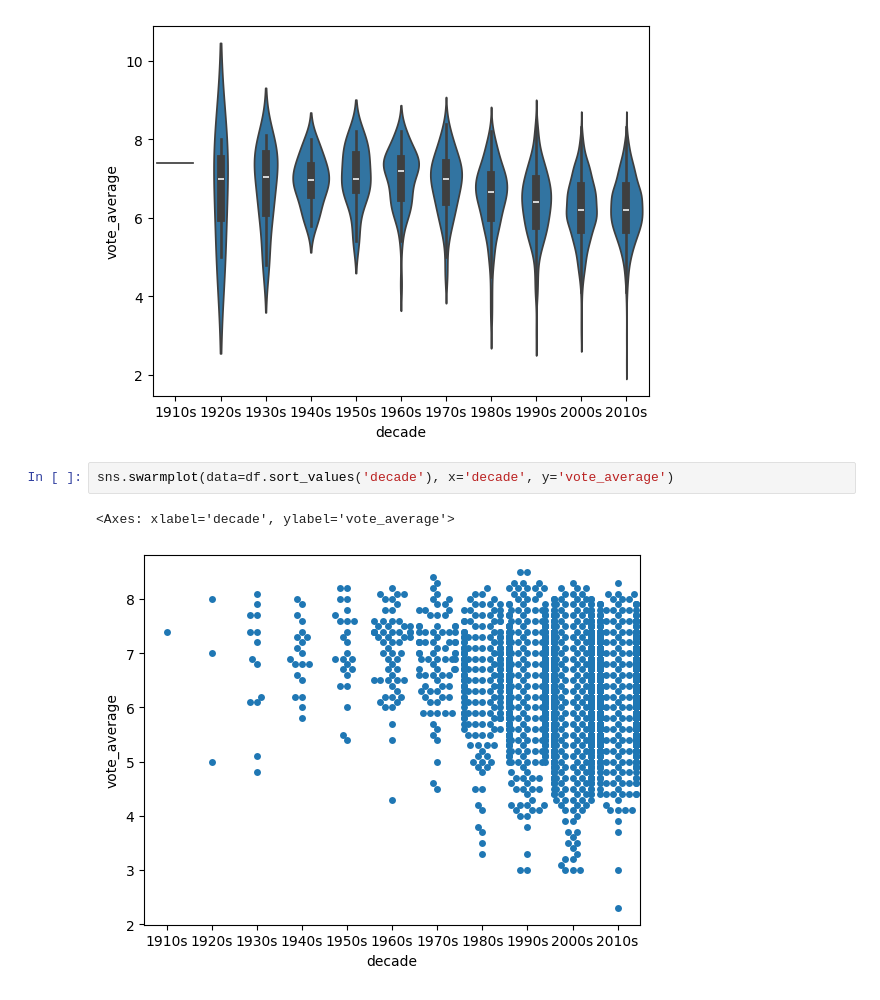
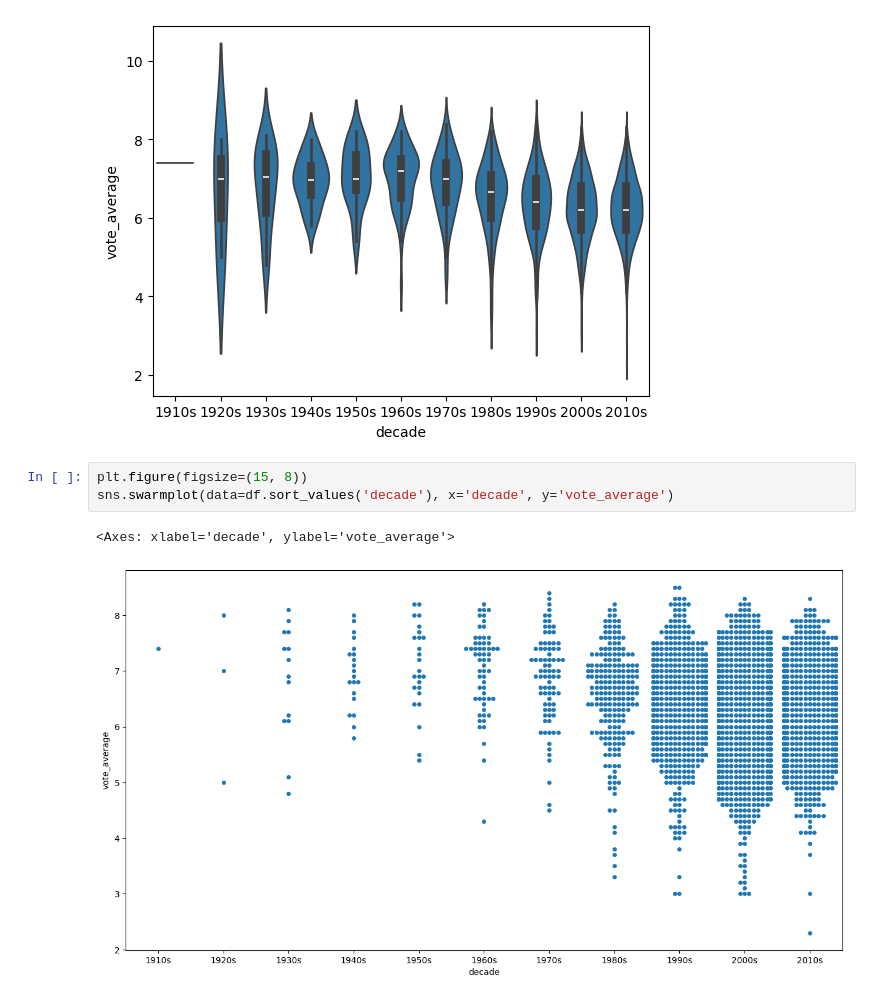
Before and after one commit to AkinoriKt/DS, a Jupyter notebook: work/notebooks/lecture/seaborn/exercise.ipynb, the cells around one changed output. Saved outputs shown, nothing was run; the diff lists cells and outputs as text.

```diff
--- a/work/notebooks/lecture/seaborn/exercise.ipynb
+++ b/work/notebooks/lecture/seaborn/exercise.ipynb
@@ -224,7 +224,8 @@ sns.violinplot(data=df.sort_values('decade'), x='decade', y='vote_average')
 <Axes: xlabel='decade', ylabel='vote_average'>
 [figure]
 # %%
+plt.figure(figsize=(15, 8))
 sns.swarmplot(data=df.sort_values('decade'), x='decade', y='vote_average')
 # %% [output]
 <Axes: xlabel='decade', ylabel='vote_average'>
-[figure, old version]
+[figure, new version]
```
Also changed, not shown: parts of 13 cells of this notebook, 1 other file.
